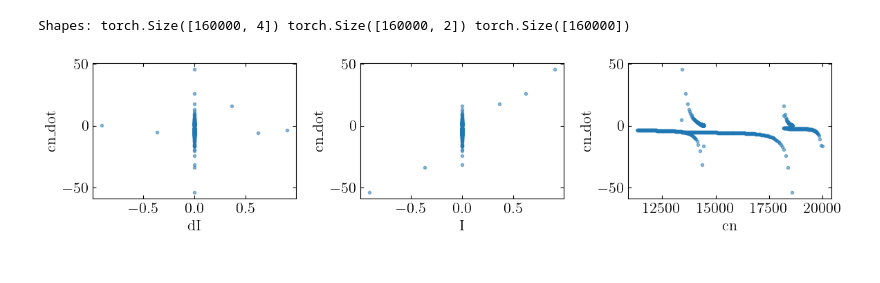
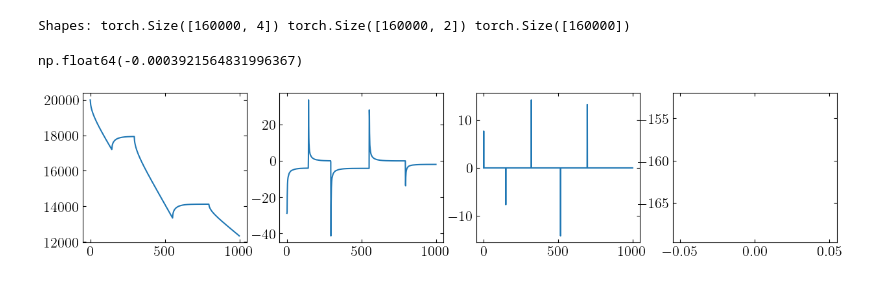
Before and after one commit to j-haralds/MSc_thesis, a Jupyter notebook: program/BasicEulerNN/5.1_JN_c_cdot.ipynb, the cells around one changed output. Cells and saved outputs as stored; diff of their text form; code cells hidden in the pictures.

```diff
--- a/program/BasicEulerNN/5.1_JN_c_cdot.ipynb
+++ b/program/BasicEulerNN/5.1_JN_c_cdot.ipynb
@@ -207,25 +213,3 @@ train_loader_batch = DataLoader(TensorDataset(x_train_batch, y_train_batch, mask
 train_loader_flat = DataLoader(TensorDataset(x_train, y_train, mask_train), batch_size=batch_size_large, shuffle=True)
 # %% [output]
 Shapes: torch.Size([160000, 4]) torch.Size([160000, 2]) torch.Size([160000])
-# %%
-idx=4
-
-fig, axes = plt.subplots(1, 3, figsize=(12, 3))
-
-indices = np.argsort(dI_test[idx, :, 0])
-
-axes[0].plot((dI_test[idx, :, 0]), cn_dot_test[idx, indices, 0], '.', alpha=0.5)
-axes[0].set_xlabel('dI')
-axes[0].set_ylabel('cn_dot')
-
-axes[1].plot(np.sort(dI_test[idx, :, 0]), np.sort(cn_dot_test[idx, :, 0]), '.', alpha=0.5)
-axes[1].set_xlabel('I')
-axes[1].set_ylabel('cn_dot')
-
-axes[2].plot(cn_test[idx, :, 0], cn_dot_test[idx, :, 0], '.', alpha=0.5)
-axes[2].set_xlabel('cn')
-axes[2].set_ylabel('cn_dot')
-
-plt.tight_layout()
-# %% [output]
-[figure, removed]
@@ -239,3 +216,19 @@ def cn_positive(I_dot, t):
+# %%
+
+# dc_dI = np.gradient(cn_test[0, :].ravel(), I_test[0, :].ravel())  # Numerical gradient w.r.t. I
+
+# dc_dI = cn_dot_test[0, :] / (dI_test[0, :] + 1e-8)  # Add small epsilon to avoid division by zero
+
+fig, axes = plt.subplots(1, 4, figsize=(15, 3))
+axes[0].plot(cn_test[0, :], label='cn')
+axes[1].plot(cn_dot_test[0, :], label='valid')
+axes[2].plot(dI_n[0, :], label='dI')
+axes[3].plot(dc_dI, label='cdot')
+
+dI_n[0, :].mean()
+# %% [output]
+np.float64(-0.0003921564831996367)
+[figure, added]
 # %%
 ''' Mk 1 '''
 class Net(nn.Module):
```
Also changed, not shown: parts of 10 cells of this notebook, 1 other file.
